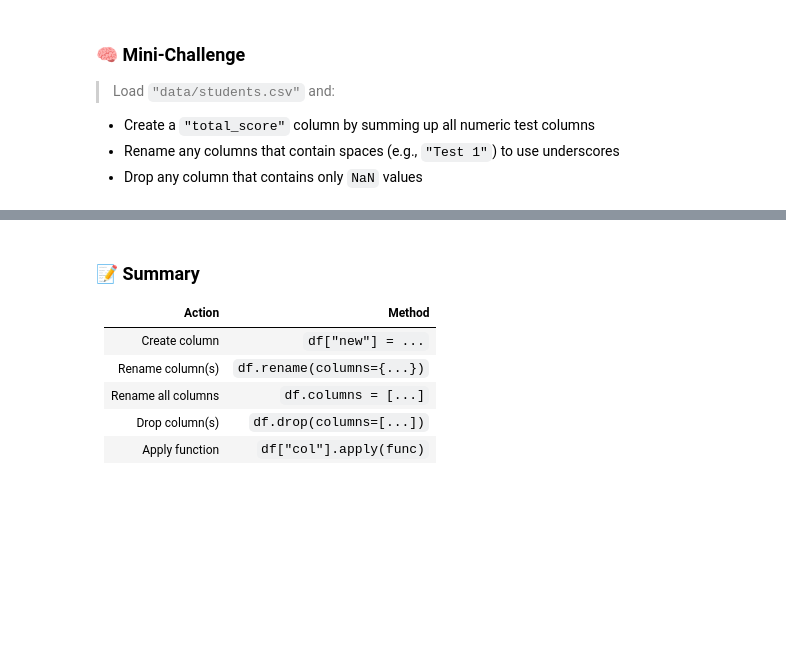
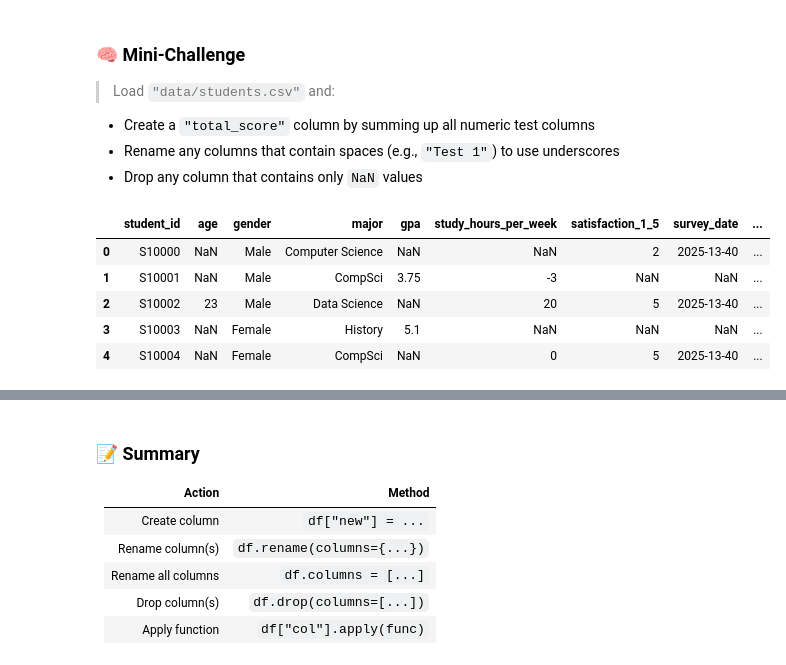
Before and after one commit to josemarioomrqz/4543-5993-Spatial-Maps, a Jupyter notebook: Assignments_Completed/Working_With_Data_Adv/06-Column_Operations.ipynb, the cells around one changed output, grey strips where cells are left out. Saved outputs shown, nothing was run; the diff lists cells and outputs as text; code cells hidden in the pictures; blank space fills up the shorter version.

Commit message:
Finished assignment

```diff
--- a/Assignments_Completed/Working_With_Data_Adv/06-Column_Operations.ipynb
+++ b/Assignments_Completed/Working_With_Data_Adv/06-Column_Operations.ipynb
@@ -114,3 +151,16 @@ df
 - Create a `"total_score"` column by summing up all numeric test columns
 - Rename any columns that contain spaces (e.g., `"Test 1"`) to use underscores
 - Drop any column that contains only `NaN` values
+# %%
+# Loading data from data students.csv
+import pandas as pd
+
+df = pd.read_csv("/Users/josemarioomrqz/4543-5993-Spatial-Data/Assignments/01-Python_Foundations/05-Working_with_Data_Adv/data/survey.csv")
+df.head()
+# %% [output]
+|  | student_id | age | gender | major | gpa | study_hours_per_week | satisfaction_1_5 | survey_date | ... |
+| 0 | S10000 | NaN | Male | Computer Science | NaN | NaN | 2 | 2025-13-40 | ... |
+| 1 | S10001 | NaN | Male | CompSci | 3.75 | -3 | NaN | NaN | ... |
+| 2 | S10002 | 23 | Male | Data Science | NaN | 20 | 5 | 2025-13-40 | ... |
+| 3 | S10003 | NaN | Female | History | 5.1 | NaN | NaN | NaN | ... |
+| 4 | S10004 | NaN | Female | CompSci | NaN | 0 | 5 | 2025-13-40 | ... |
```
Also changed, not shown: parts of 4 cells of this notebook.
